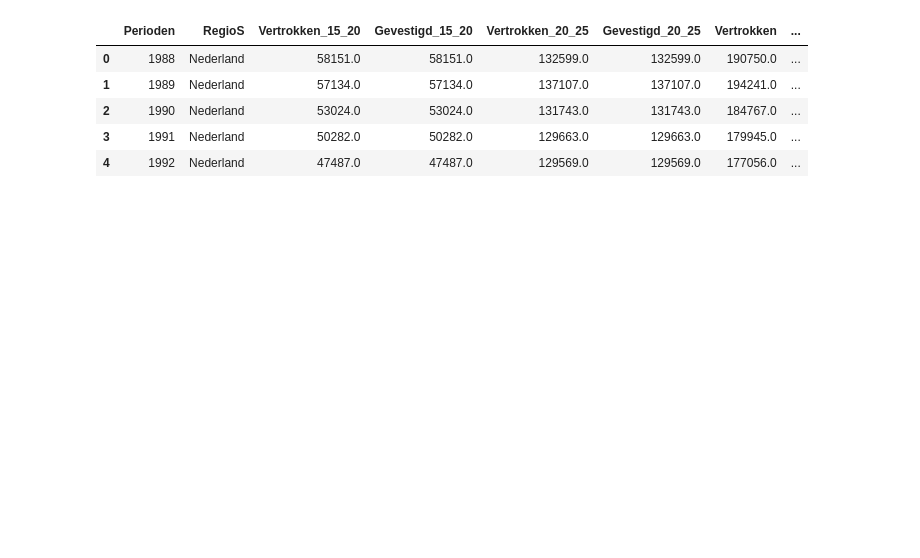
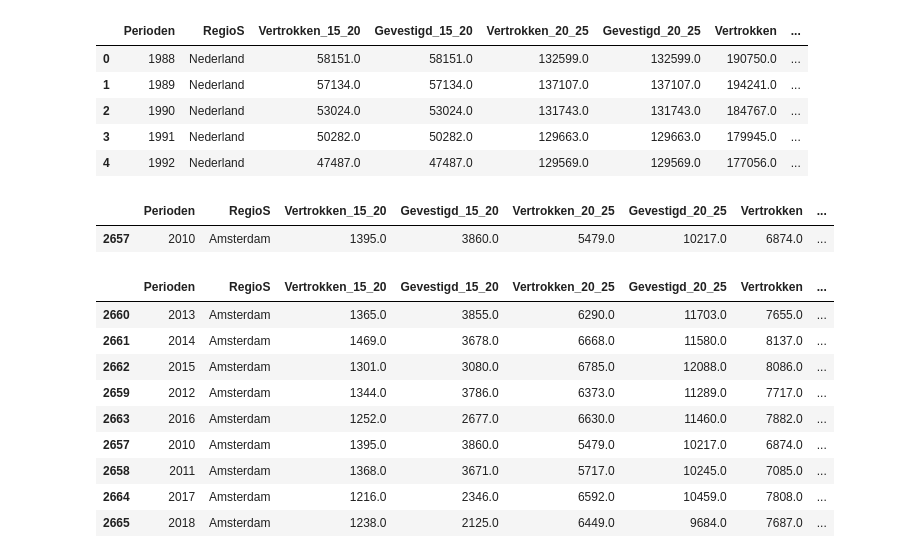
Before and after one commit to SimchaGD/Studentenstroom, a Jupyter notebook: MVP.ipynb, the cells around one changed output. Drawn from its saved outputs; the diff is of its cells as text; code cells hidden in the pictures; blank space fills up the shorter version.

Commit message:
Misschien indexen?

```diff
--- a/MVP.ipynb
+++ b/MVP.ipynb
@@ -36,6 +36,28 @@ cbsTabelOrgineel.head()
 dfStudenten = pd.read_csv("VerhuisdePersonen15-25.csv", sep = ";")
 dfStudenten = dfStudenten.dropna()
 dfStudenten = dfStudenten.rename(columns = {"Regio's": "Regio"})
+# %%
+data2010
+# %% [output]
+|  | Perioden | RegioS | Vertrokken_15_20 | Gevestigd_15_20 | Vertrokken_20_25 | Gevestigd_20_25 | Vertrokken | ... |
+| 2657 | 2010 | Amsterdam | 1395.0 | 3860.0 | 5479.0 | 10217.0 | 6874.0 | ... |
+# %%
+uniekeGemeentes = cbsTabel.RegioS.unique()
+dataGemeente = cbsTabel.loc[cbsTabel.RegioS == uniekeGemeentes[0]]
+data2010 = dataGemeente.loc[dataGemeente.Perioden.astype(int) == 2010]
+dataGemeente["Index2010"] = dataGemeente.Gevestigd.apply(lambda x: int(x)/data2010.Gevestigd * 100)
+dataGemeente
+# %% [output]
+|  | Perioden | RegioS | Vertrokken_15_20 | Gevestigd_15_20 | Vertrokken_20_25 | Gevestigd_20_25 | Vertrokken | ... |
+| 2660 | 2013 | Amsterdam | 1365.0 | 3855.0 | 6290.0 | 11703.0 | 7655.0 | ... |
+| 2661 | 2014 | Amsterdam | 1469.0 | 3678.0 | 6668.0 | 11580.0 | 8137.0 | ... |
+| 2662 | 2015 | Amsterdam | 1301.0 | 3080.0 | 6785.0 | 12088.0 | 8086.0 | ... |
+| 2659 | 2012 | Amsterdam | 1344.0 | 3786.0 | 6373.0 | 11289.0 | 7717.0 | ... |
+| 2663 | 2016 | Amsterdam | 1252.0 | 2677.0 | 6630.0 | 11460.0 | 7882.0 | ... |
+| 2657 | 2010 | Amsterdam | 1395.0 | 3860.0 | 5479.0 | 10217.0 | 6874.0 | ... |
+| 2658 | 2011 | Amsterdam | 1368.0 | 3671.0 | 5717.0 | 10245.0 | 7085.0 | ... |
+| 2664 | 2017 | Amsterdam | 1216.0 | 2346.0 | 6592.0 | 10459.0 | 7808.0 | ... |
+| 2665 | 2018 | Amsterdam | 1238.0 | 2125.0 | 6449.0 | 9684.0 | 7687.0 | ... |
 # %%
 cbsTabel = cbsTabelOrgineel.loc[cbsTabelOrgineel.RegioS.isin(dfStudenten.Regio), :]
 cbsTabel = cbsTabel.loc[cbsTabel.Perioden.astype(int) >= 2010, :]
```
Also changed, not shown: parts of 2 cells of this notebook.
